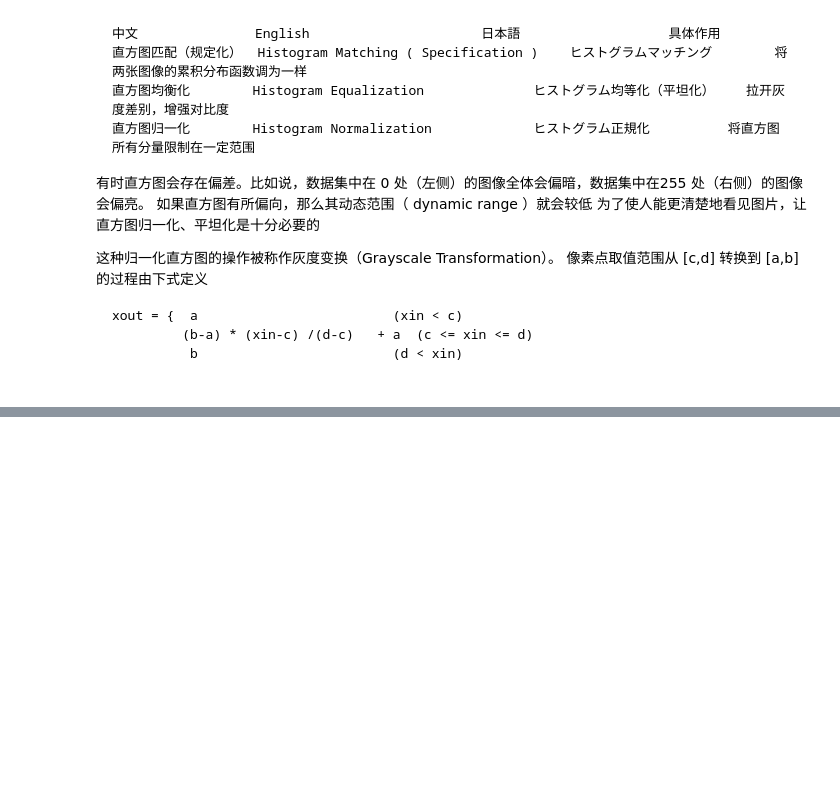
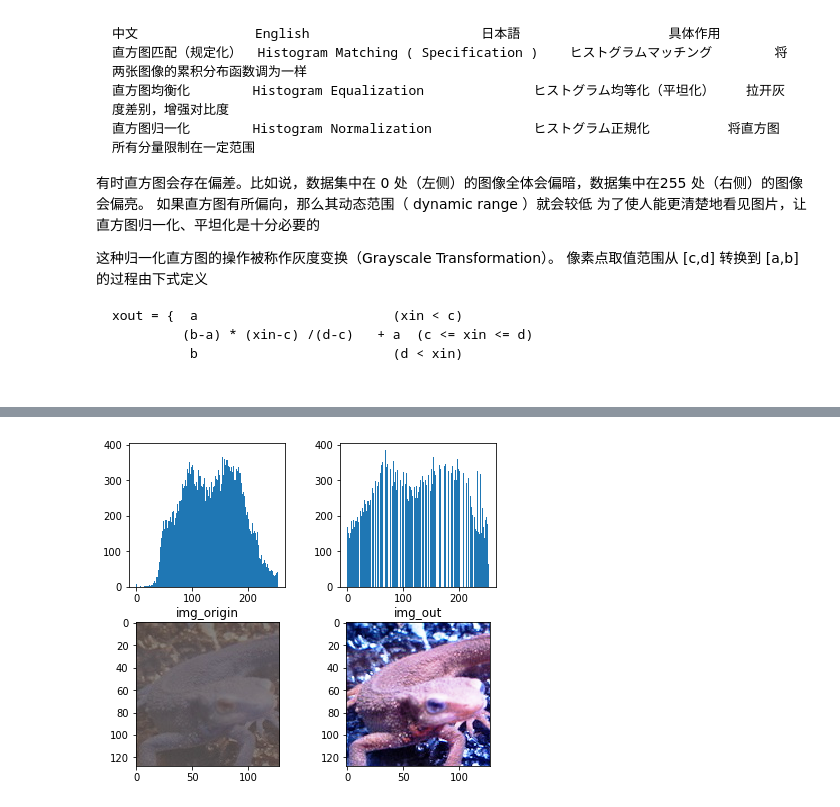
Before and after one commit to FamiliennameistChow/SkillPools, a Jupyter notebook: 100QuestionforImageProcessing/20-23_histogram_op.ipynb, the cells around one changed output, grey strips where cells are left out. Cells and saved outputs as stored; diff of their text form; code cells hidden in the pictures; blank space fills up the shorter version.

```diff
--- a/100QuestionforImageProcessing/20-23_histogram_op.ipynb
+++ b/100QuestionforImageProcessing/20-23_histogram_op.ipynb
@@ -94,0 +197,40 @@ plt.show()
+# %%
+img = cv2.imread("gg.jpg")
+
+(H, W, C) = img.shape
+S  = H * W * C * 1.
+
+img_out = img.copy()
+
+z_max = 255.
+sum_h = 0.
+
+for i in range(1, 255):
+    ind = np.where(img == i)
+    sum_h += len(img[ind])
+    z_prime = z_max / S * sum_h
+    img_out[ind] = z_prime
+
+img_out = img_out.astype(np.uint8)
+
+
+# 方便plt显示
+img = cv2.cvtColor(img, cv2.COLOR_BGR2RGB)
+img_out = cv2.cvtColor(img_out, cv2.COLOR_BGR2RGB)
+
+plt.figure()
+plt.subplot(221)
+plt.hist(img.ravel(), bins=255, rwidth=1, range=(0, 255))
+plt.subplot(222)
+plt.hist(img_out.ravel(), bins=255, rwidth=1, range=(0, 255))
+plt.subplot(223)
+plt.imshow(img_origin)
+plt.title("img_origin")
+plt.subplot(224)
+plt.imshow(img_out)
+plt.title("img_out")
+plt.subplots_adjust(top=1.2, bottom=0.08, left=0.10, right=0.95, hspace=0.25, wspace=0.35)
+
+plt.show()
+# %% [output]
+[figure, added]
```
Also changed, not shown: parts of 6 cells of this notebook, 1 other file.
